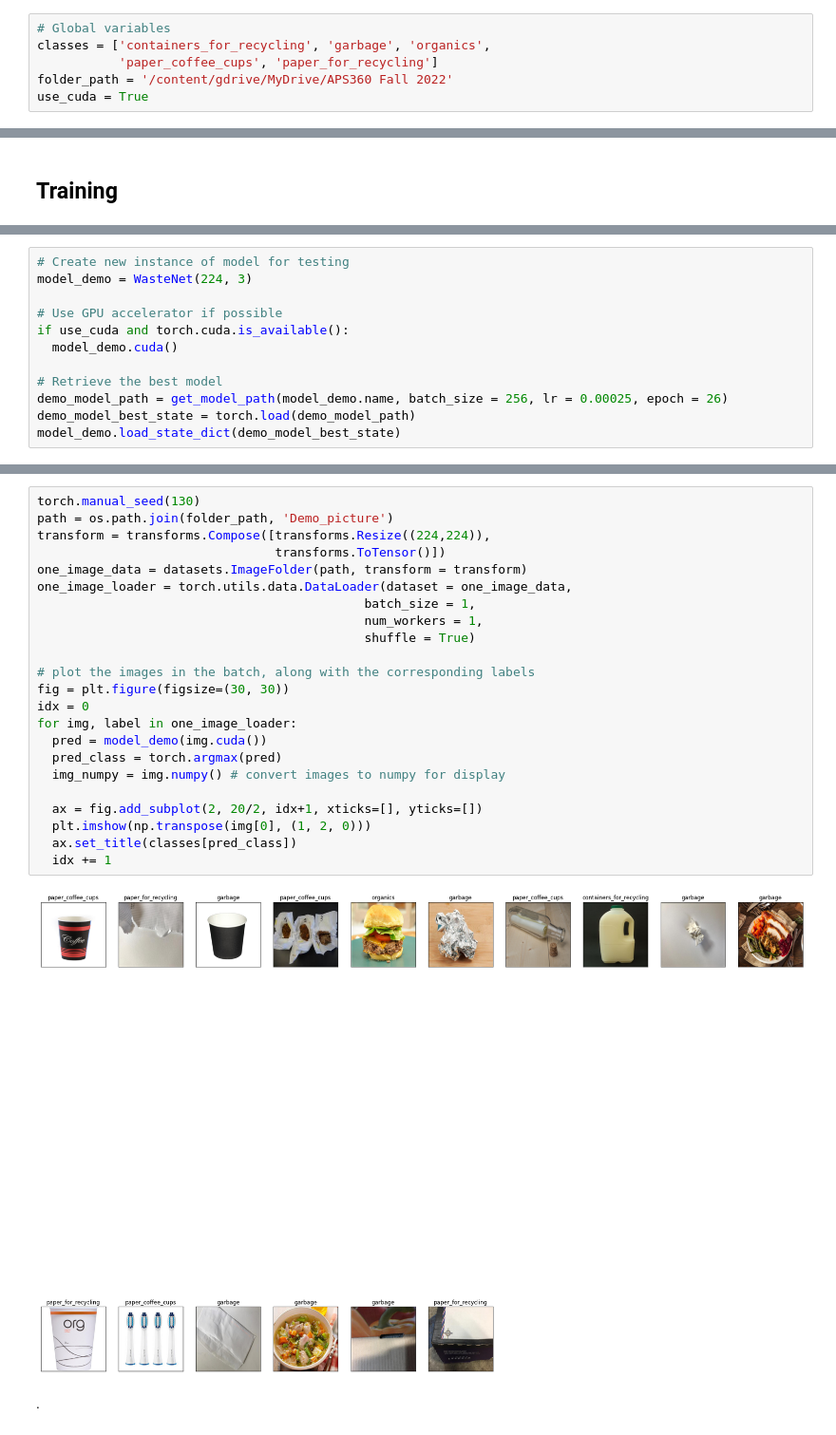
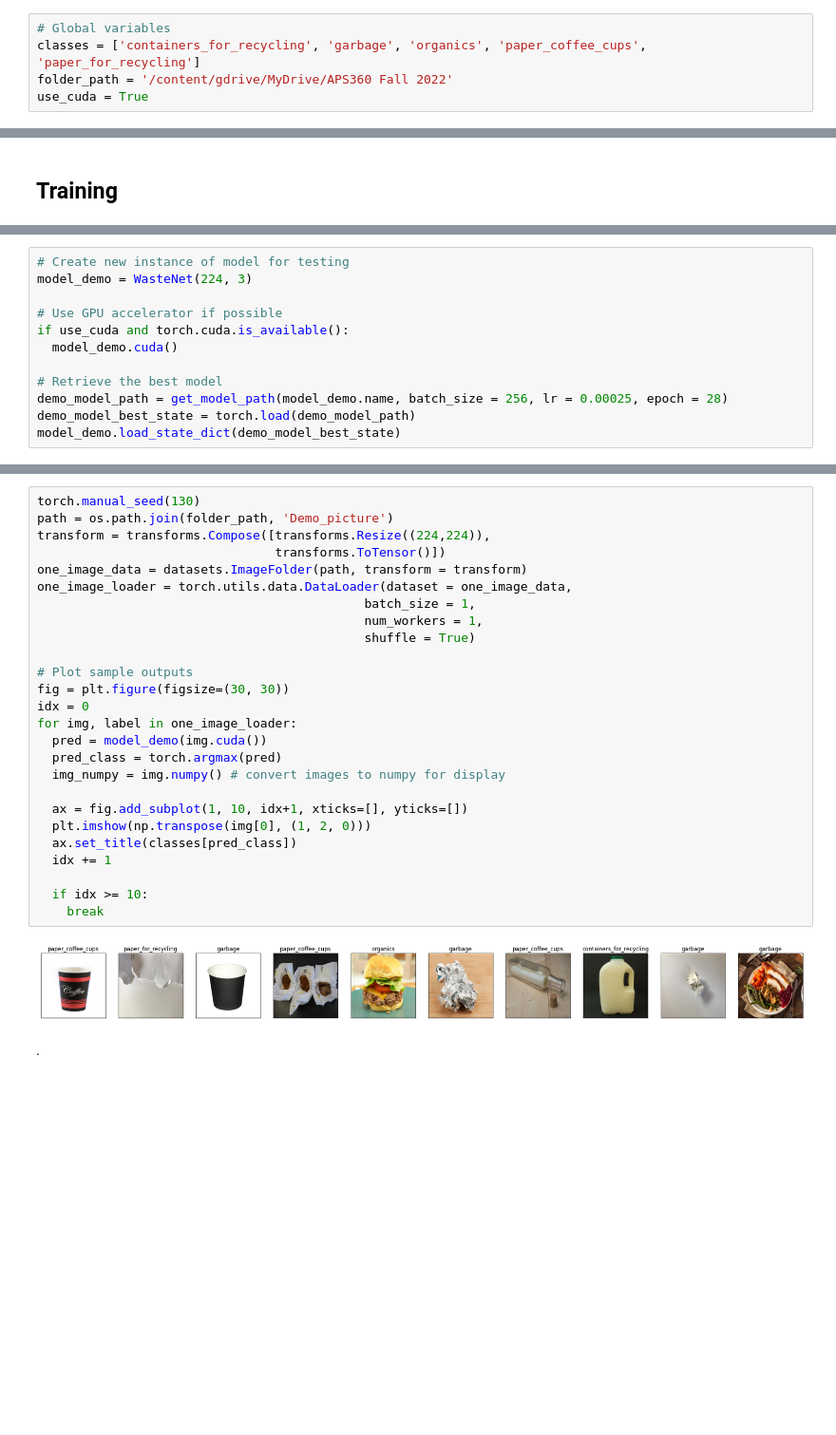
Before and after one commit to gilhwang/waste_classification, a Jupyter notebook: APS360_Team_3_Waste_Classification_Project_(Final).ipynb, the cells around one changed output, grey strips where cells are left out. Shown at 95% size. Drawn from its saved outputs; the diff is of its cells as text; blank space fills up the shorter version.

```diff
--- a/APS360_Team_3_Waste_Classification_Project_(Final).ipynb
+++ b/APS360_Team_3_Waste_Classification_Project_(Final).ipynb
@@ -38,8 +38,7 @@ Mounted at /content/gdrive
 ### Global Variables
 # %%
 # Global variables
-classes = ['containers_for_recycling', 'garbage', 'organics',
-           'paper_coffee_cups', 'paper_for_recycling']
+classes = ['containers_for_recycling', 'garbage', 'organics', 'paper_coffee_cups', 'paper_for_recycling']
 folder_path = '/content/gdrive/MyDrive/APS360 Fall 2022'
 use_cuda = True
 # %% [markdown]
@@ -608,7 +551,7 @@ if use_cuda and torch.cuda.is_available():
   model_demo.cuda()
 
 # Retrieve the best model
-demo_model_path = get_model_path(model_demo.name, batch_size = 256, lr = 0.00025, epoch = 26)
+demo_model_path = get_model_path(model_demo.name, batch_size = 256, lr = 0.00025, epoch = 28)
 demo_model_best_state = torch.load(demo_model_path)
 model_demo.load_state_dict(demo_model_best_state)
 # %% [output]
@@ -616,28 +560,31 @@ model_demo.load_state_dict(demo_model_best_state)
 # %%
 torch.manual_seed(130)
 path = os.path.join(folder_path, 'Demo_picture')
 transform = transforms.Compose([transforms.Resize((224,224)),
                                 transforms.ToTensor()])
 one_image_data = datasets.ImageFolder(path, transform = transform)
 one_image_loader = torch.utils.data.DataLoader(dataset = one_image_data,
                                             batch_size = 1,
                                             num_workers = 1,
                                             shuffle = True)
 
-# plot the images in the batch, along with the corresponding labels
+# Plot sample outputs
 fig = plt.figure(figsize=(30, 30))
 idx = 0
 for img, label in one_image_loader:
   pred = model_demo(img.cuda())
   pred_class = torch.argmax(pred)
   img_numpy = img.numpy() # convert images to numpy for display
 
-  ax = fig.add_subplot(2, 20/2, idx+1, xticks=[], yticks=[])
+  ax = fig.add_subplot(1, 10, idx+1, xticks=[], yticks=[])
   plt.imshow(np.transpose(img[0], (1, 2, 0)))
   ax.set_title(classes[pred_class])
   idx += 1
+
+  if idx >= 10:
+    break
 # %% [output]
-[figure, old version]
+[figure, new version]
 # %% [markdown]
 
 
```
Also changed, not shown: parts of 56 cells of this notebook.
